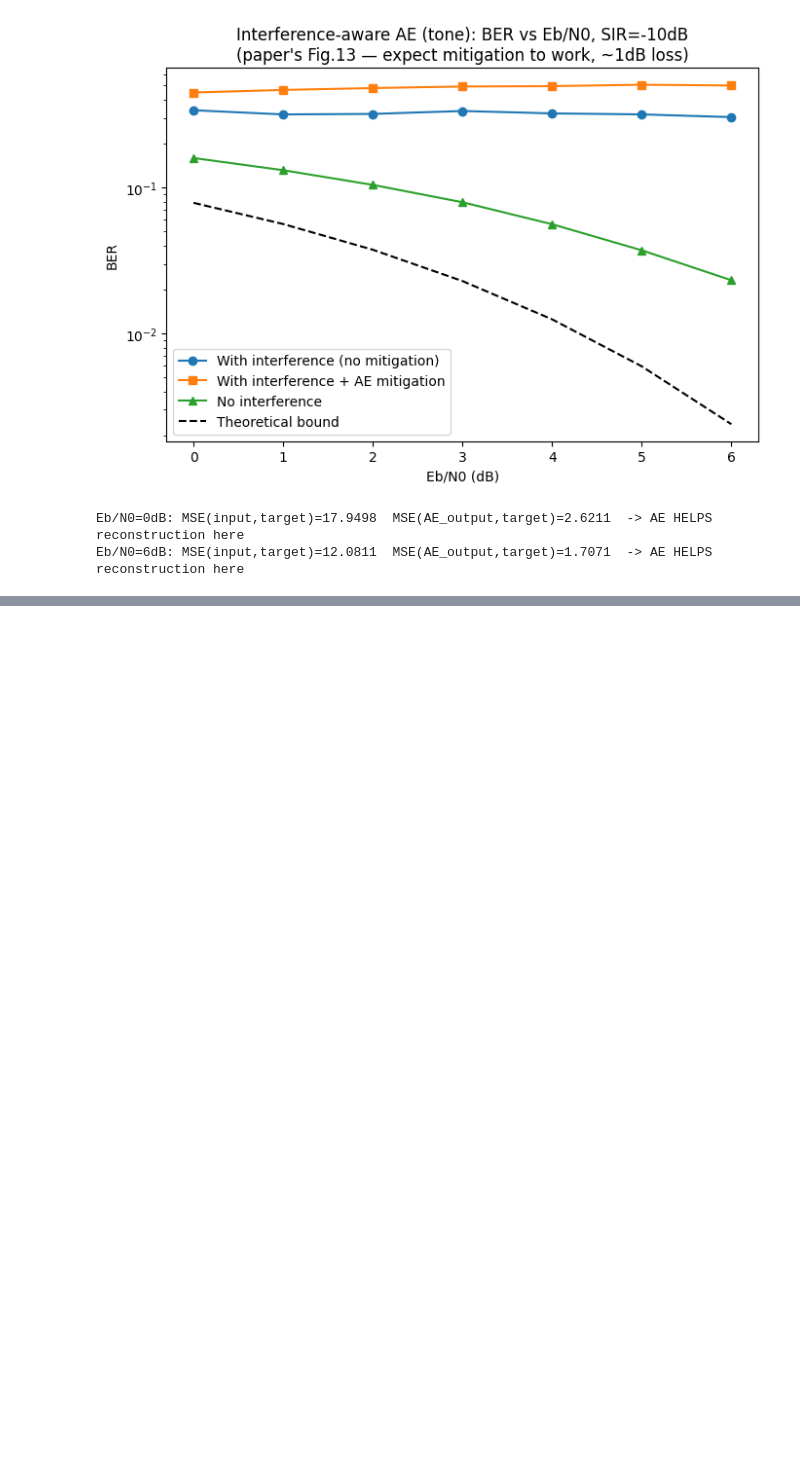
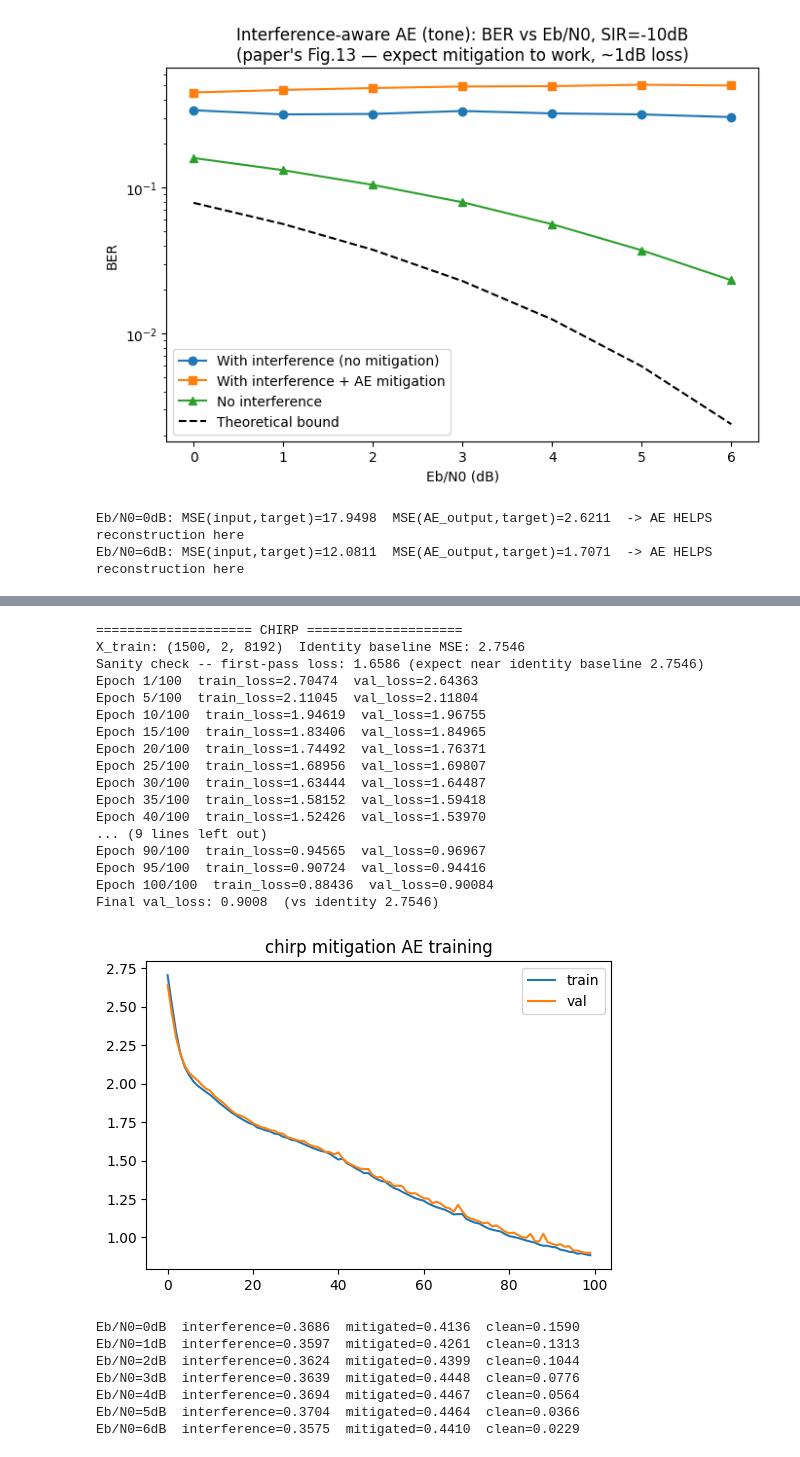
Before and after one commit to Evenjlin/deep-space-interference-ml, a Jupyter notebook: notebooks/08_mitigation_autoencoder.ipynb, the cells around one changed output, grey strips where cells are left out. Cells and saved outputs as stored; diff of their text form; code cells hidden in the pictures; blank space fills up the shorter version.

```diff
--- a/notebooks/08_mitigation_autoencoder.ipynb
+++ b/notebooks/08_mitigation_autoencoder.ipynb
@@ -578,0 +758,29 @@ Eb/N0=6dB: MSE(input,target)=12.0811  MSE(AE_output,target)=1.7071  -> AE HELPS
+# %%
+# Run for CHIRP
+model_mit_chirp, history_mit_chirp, ber_df_chirp = run_mitigation_experiment("chirp", cfg, rng, device)
+# %% [output]
+==================== CHIRP ====================
+X_train: (1500, 2, 8192)  Identity baseline MSE: 2.7546
+Sanity check -- first-pass loss: 1.6586 (expect near identity baseline 2.7546)
+Epoch 1/100  train_loss=2.70474  val_loss=2.64363
+Epoch 5/100  train_loss=2.11045  val_loss=2.11804
+Epoch 10/100  train_loss=1.94619  val_loss=1.96755
+Epoch 15/100  train_loss=1.83406  val_loss=1.84965
+Epoch 20/100  train_loss=1.74492  val_loss=1.76371
+Epoch 25/100  train_loss=1.68956  val_loss=1.69807
+Epoch 30/100  train_loss=1.63444  val_loss=1.64487
+Epoch 35/100  train_loss=1.58152  val_loss=1.59418
+Epoch 40/100  train_loss=1.52426  val_loss=1.53970
+... (9 lines left out)
+Epoch 90/100  train_loss=0.94565  val_loss=0.96967
+Epoch 95/100  train_loss=0.90724  val_loss=0.94416
+Epoch 100/100  train_loss=0.88436  val_loss=0.90084
+Final val_loss: 0.9008  (vs identity 2.7546)
+[figure, added]
+Eb/N0=0dB  interference=0.3686  mitigated=0.4136  clean=0.1590
+Eb/N0=1dB  interference=0.3597  mitigated=0.4261  clean=0.1313
+Eb/N0=2dB  interference=0.3624  mitigated=0.4399  clean=0.1044
+Eb/N0=3dB  interference=0.3639  mitigated=0.4448  clean=0.0776
+Eb/N0=4dB  interference=0.3694  mitigated=0.4467  clean=0.0564
+Eb/N0=5dB  interference=0.3704  mitigated=0.4464  clean=0.0366
+Eb/N0=6dB  interference=0.3575  mitigated=0.4410  clean=0.0229
```
Also changed, not shown: parts of 7 cells of this notebook.
